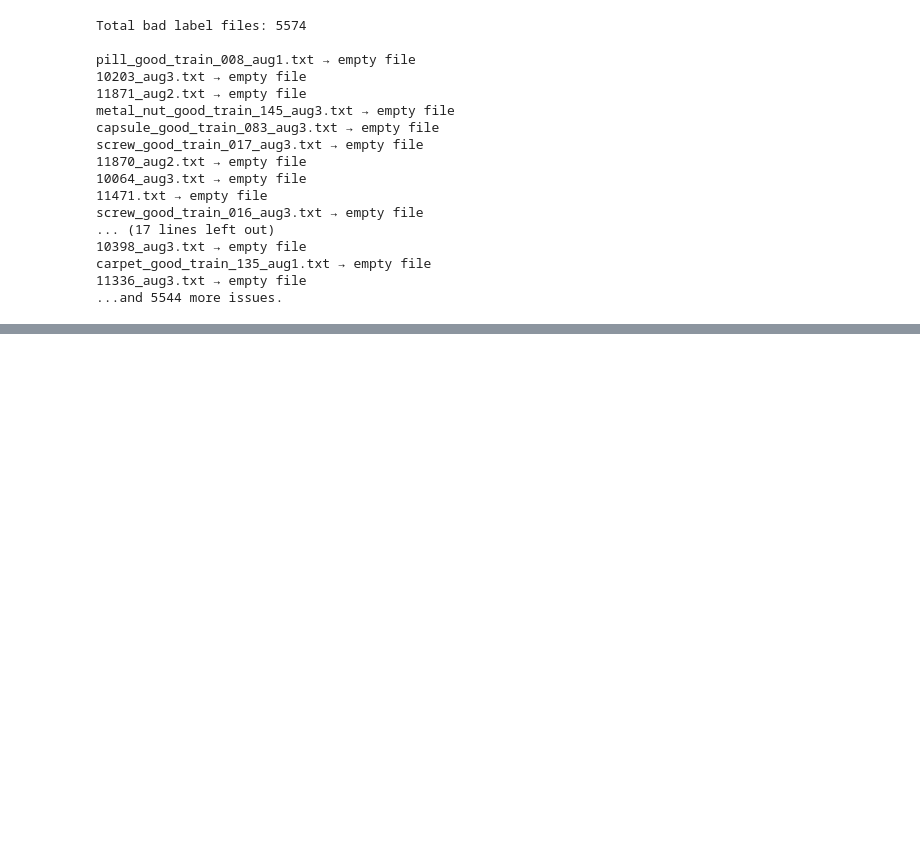
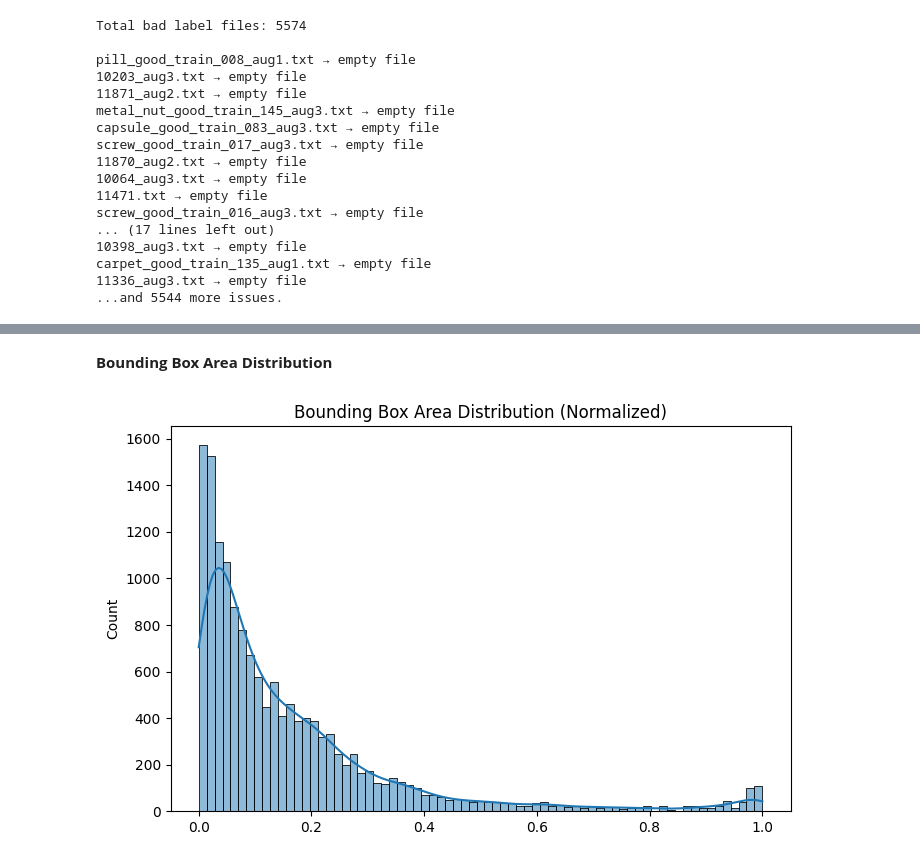
Before and after one commit to Ajay-Kumar-Prasad/Smart-Quality-Inspection-System, a Jupyter notebook: notebooks/sanity_check.ipynb, the cells around one changed output, grey strips where cells are left out. Cells and saved outputs as stored; diff of their text form; code cells hidden in the pictures; blank space fills up the shorter version.

```diff
--- a/notebooks/sanity_check.ipynb
+++ b/notebooks/sanity_check.ipynb
@@ -1089,0 +1265,17 @@ carpet_good_train_135_aug1.txt → empty file
+# %% [markdown]
+**Bounding Box Area Distribution**
+# %%
+bbox_areas = []
+
+for lbl_path in all_labels:
+    with open(lbl_path) as f:
+        for line in f:
+            _, _, _, bw, bh = map(float, line.split())
+            bbox_areas.append(bw * bh)
+
+plt.figure(figsize=(8,5))
+sns.histplot(bbox_areas, kde=True)
+plt.title("Bounding Box Area Distribution (Normalized)")
+plt.show()
+# %% [output]
+[figure, added]
```
Also changed, not shown: parts of 21 cells of this notebook.
